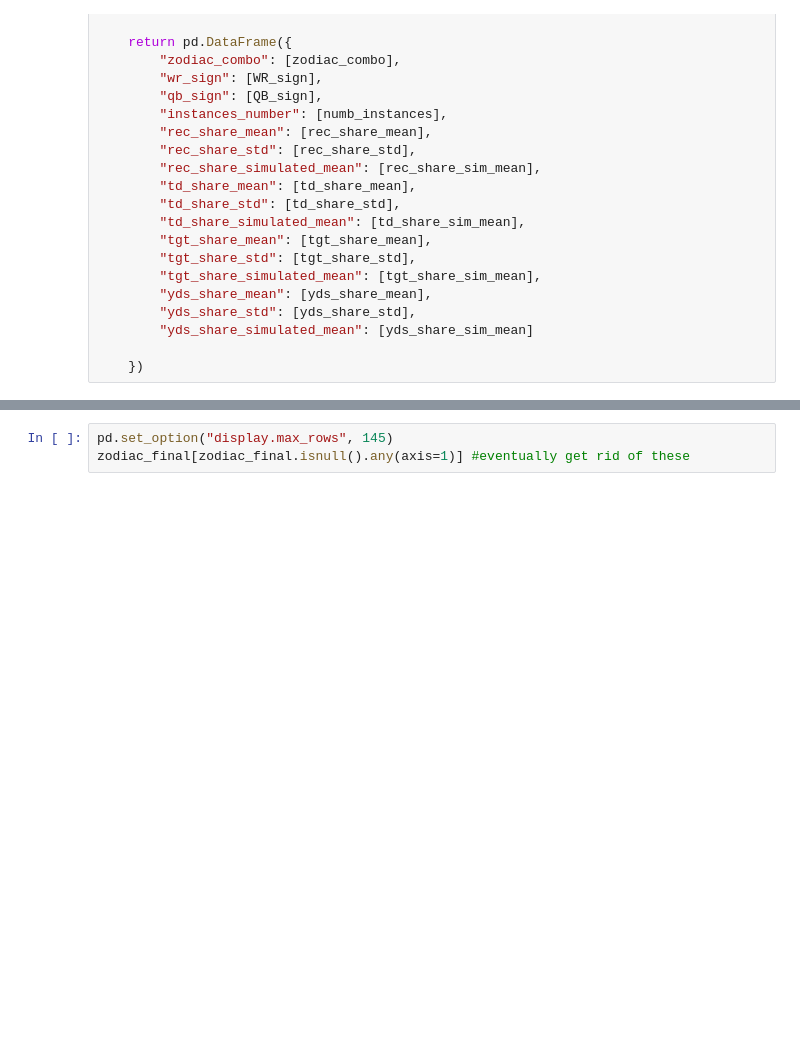
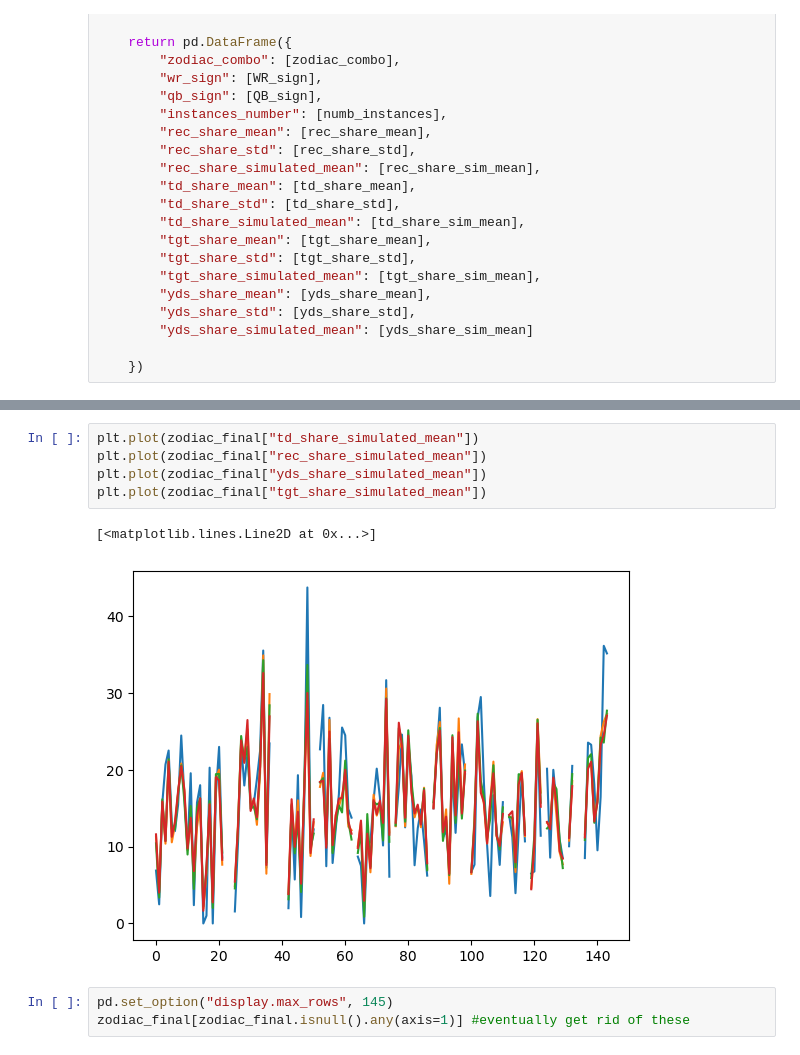
Before and after one commit to connor-pickett/2025_FinalProject_Ctrl-Alt-Defeat, a Jupyter notebook: Master_Code.ipynb, the cells around one changed output, grey strips where cells are left out. Drawn from its saved outputs; the diff is of its cells as text; blank space fills up the shorter version.

```diff
--- a/Master_Code.ipynb
+++ b/Master_Code.ipynb
@@ -1151,3 +1151,11 @@ zodiac_final #yay final df that we can use for data analysis
+# %%
+plt.plot(zodiac_final["td_share_simulated_mean"])
+plt.plot(zodiac_final["rec_share_simulated_mean"])
+plt.plot(zodiac_final["yds_share_simulated_mean"])
+plt.plot(zodiac_final["tgt_share_simulated_mean"])
+# %% [output]
+[<matplotlib.lines.Line2D at 0x...>]
+[figure, added]
 # %%
 pd.set_option("display.max_rows", 145)
 zodiac_final[zodiac_final.isnull().any(axis=1)] #eventually get rid of these
```
Also changed, not shown: parts of 3 cells of this notebook.
